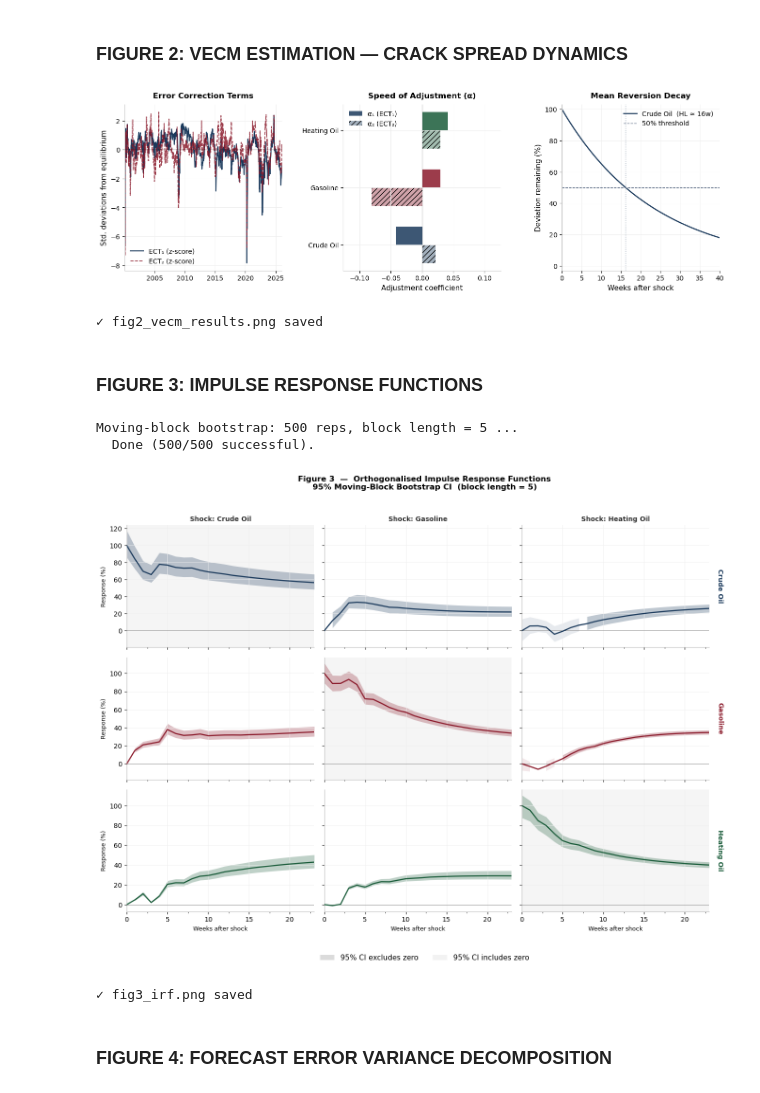
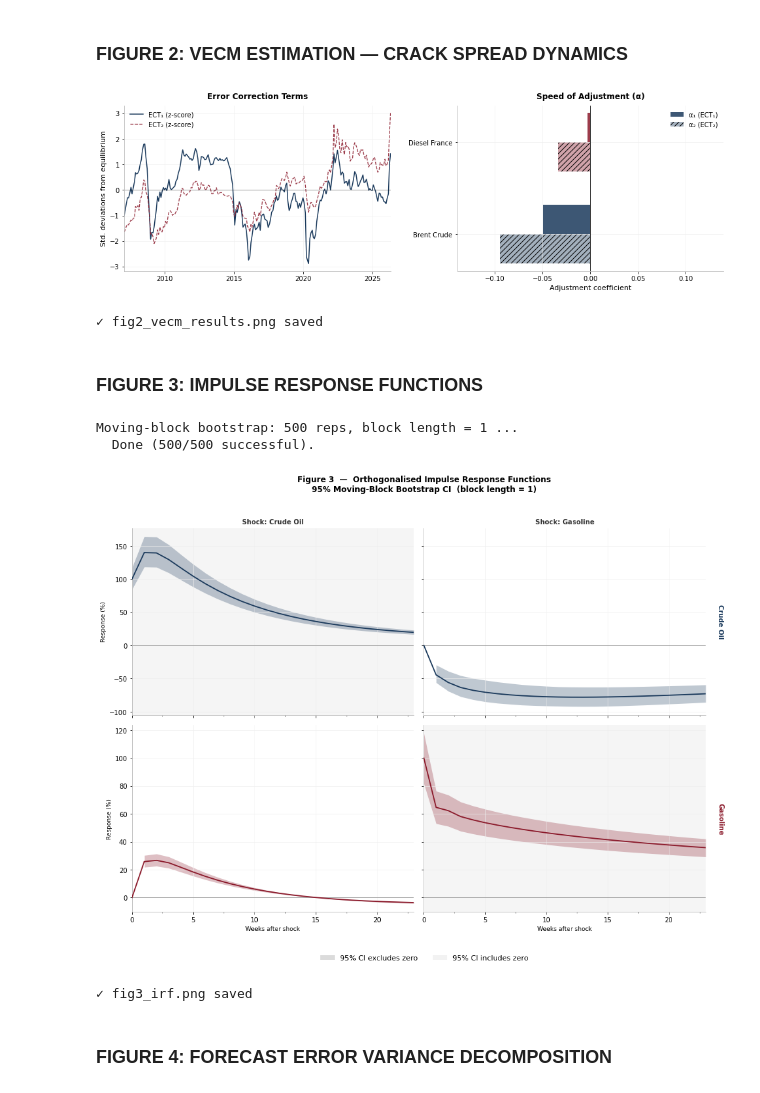
Before and after one commit to Solinegit/MODS-Gazole, a Jupyter notebook: Notebook_de_bg.ipynb, the cells around one changed output. Saved outputs shown, nothing was run; the diff lists cells and outputs as text; code cells hidden in the pictures.

```diff
--- a/Notebook_de_bg.ipynb
+++ b/Notebook_de_bg.ipynb
@@ -742,8 +749,8 @@ create_figure_vecm_summary()
 def create_figure2():
     col_list = [C['crude'], C['gasoline'], C['heating']]
 
-    fig, axes = plt.subplots(1, 3, figsize=(14, 5))
-    ax_ect, ax_alp, ax_dec = axes
+    fig, axes = plt.subplots(1, 2, figsize=(14, 5))
+    ax_ect, ax_alp = axes
 
     # ECTs — standardised z-scores
     e1  = (ect1_series - ect1_series.mean()) / ect1_series.std()
@@ -753,53 +760,35 @@ def create_figure2():
 
     ax_ect.plot(e1p.index, e1p, color=C['crude'],    lw=1.5, label='ECT₁ (z-score)')
     ax_ect.plot(e2p.index, e2p, color=C['gasoline'], lw=1.3, ls='--', alpha=0.85,
                 label='ECT₂ (z-score)')
     ax_ect.axhline(0, color='black', lw=0.8, alpha=0.5)
     fmt_year(ax_ect)
     ax_ect.set_xlim(e1p.index[0], e1p.index[-1])
     ax_ect.set_ylabel('Std. deviations from equilibrium')
     ax_ect.set_title('Error Correction Terms')
     ax_ect.legend()
 
     # Adjustment coefficients
-    x  = np.arange(3)
+    x  = np.arange(2)
     bw = 0.32
     ax_alp.barh(x + bw/2, alpha[:, 0], bw, color=col_list, alpha=0.85, label='α₁ (ECT₁)')
     ax_alp.barh(x - bw/2, alpha[:, 1], bw, color=col_list, alpha=0.40,
                 hatch='///', label='α₂ (ECT₂)')
     ax_alp.axvline(0, color='black', lw=0.8)
     ax_alp.set_yticks(x)
     ax_alp.set_yticklabels(var_labels)
     ax_alp.set_xlabel('Adjustment coefficient')
     ax_alp.set_title('Speed of Adjustment (α)')
     ax_alp.legend()
     xl = max(abs(ax_alp.get_xlim()[0]), abs(ax_alp.get_xlim()[1])) + 0.04
     ax_alp.set_xlim(-xl, xl)
 
-    # Half-life decay curves
-    weeks = np.arange(0, 41)
-    for i, (lbl, col) in enumerate(zip(var_labels, col_list)):
-        a = alpha[i, 0]
-        if a < 0:
-            decay = (1 + a) ** weeks
-            hl    = np.log(0.5) / np.log(1 + a)
-            ax_dec.plot(weeks, decay * 100, color=col, lw=1.8,
-                        label=f'{lbl}  (HL ≈ {hl:.0f}w)')
-            ax_dec.axvline(hl, color=col, ls=':', lw=1.0, alpha=0.5)
-    ax_dec.axhline(50, color=C['neutral'], ls='--', lw=1.0, label='50% threshold')
-    ax_dec.set_xlim(0, 40)
-    ax_dec.set_ylim(-3, 103)
-    ax_dec.set_xlabel('Weeks after shock')
-    ax_dec.set_ylabel('Deviation remaining (%)')
-    ax_dec.set_title('Mean Reversion Decay')
-    ax_dec.legend()
-
     plt.tight_layout(pad=2.5)
     save_figure(fig, 'fig2_vecm_results')
 
 create_figure2()
 # %% [output]
-[figure, old version]
+[figure, new version]
 ✓ fig2_vecm_results.png saved
 # %% [markdown]
 ### FIGURE 3: IMPULSE RESPONSE FUNCTIONS
@@ -827,8 +816,8 @@ def create_figure3():
     resid_orig = vecm_result.resid
     n_resid    = len(resid_orig)
     cov_orig   = np.cov(resid_orig.T)
-    chol_orig  = np.linalg.cholesky(cov_orig + np.eye(3) * 1e-10)
-    boot_irfs  = np.zeros((n_boot, 24, 3, 3))
+    chol_orig  = np.linalg.cholesky(cov_orig + np.eye(2) * 1e-10)
+    boot_irfs  = np.zeros((n_boot, 24, 2, 2))
 
     print(f'Moving-block bootstrap: {n_boot} reps, block length = {block_len} ...')
     np.random.seed(42)
@@ -839,7 +828,7 @@ def create_figure3():
         br     = np.vstack([resid_orig[s:s + block_len] for s in starts])[:n_resid]
         cov_b  = np.cov(br.T)
         try:
-            chol_b = np.linalg.cholesky(cov_b + np.eye(3) * 1e-10)
+            chol_b = np.linalg.cholesky(cov_b + np.eye(2) * 1e-10)
         except np.linalg.LinAlgError:
             continue
         scale = chol_b @ np.linalg.inv(chol_orig)
@@ -852,15 +841,15 @@ def create_figure3():
     print(f'  Done ({ok}/{n_boot} successful).')
 
     # ── Layout ───────────────────────────────────────────────────────────────
-    shock_lbls = ['Crude Oil', 'Gasoline', 'Heating Oil']
-    resp_lbls  = ['Crude Oil', 'Gasoline', 'Heating Oil']
-    row_colors = [C['crude'], C['gasoline'], C['heating']]   # colour by response row
+    shock_lbls = ['Crude Oil', 'Gasoline']
+    resp_lbls  = ['Crude Oil', 'Gasoline']
+    row_colors = [C['crude'], C['gasoline']]   # colour by response row
     weeks      = np.arange(24)
 
-    fig, axes = plt.subplots(3, 3, figsize=(14, 10), sharey='row')
+    fig, axes = plt.subplots(2, 2, figsize=(14, 10), sharey='row')
 
-    for i in range(3):       # response row
-        for j in range(3):   # shock column
+    for i in range(2):       # response row
+        for j in range(2):   # shock column
             ax  = axes[i, j]
             d   = irf.irfs[:24, i, j] * 100
             lo  = irf_lo[:, i, j]     * 100
@@ -886,7 +875,7 @@ def create_figure3():
             ax.xaxis.set_minor_locator(AutoMinorLocator(2))
 
             # x labels — bottom row only
-            if i < 2:
+            if i < 1:
                 ax.set_xticklabels([])
             else:
                 ax.set_xlabel('Weeks after shock', fontsize=9)
@@ -902,7 +891,7 @@ def create_figure3():
 
     # Right-side row labels
     for i, (lbl, col) in enumerate(zip(resp_lbls, row_colors)):
-        axes[i, 2].annotate(
+        axes[i, 1].annotate(
             lbl, xy=(1.04, 0.5), xycoords='axes fraction',
             ha='left', va='center', fontsize=10,
             fontweight='bold', color=col, rotation=270,
@@ -928,9 +917,9 @@ def create_figure3():
 
 create_figure3()
 # %% [output]
-Moving-block bootstrap: 500 reps, block length = 5 ...
+Moving-block bootstrap: 500 reps, block length = 1 ...
   Done (500/500 successful).
-[figure, old version]
+[figure, new version]
 ✓ fig3_irf.png saved
 # %% [markdown]
 ### FIGURE 4: FORECAST ERROR VARIANCE DECOMPOSITION
```
Also changed, not shown: parts of 13 cells of this notebook, 7 other files.
